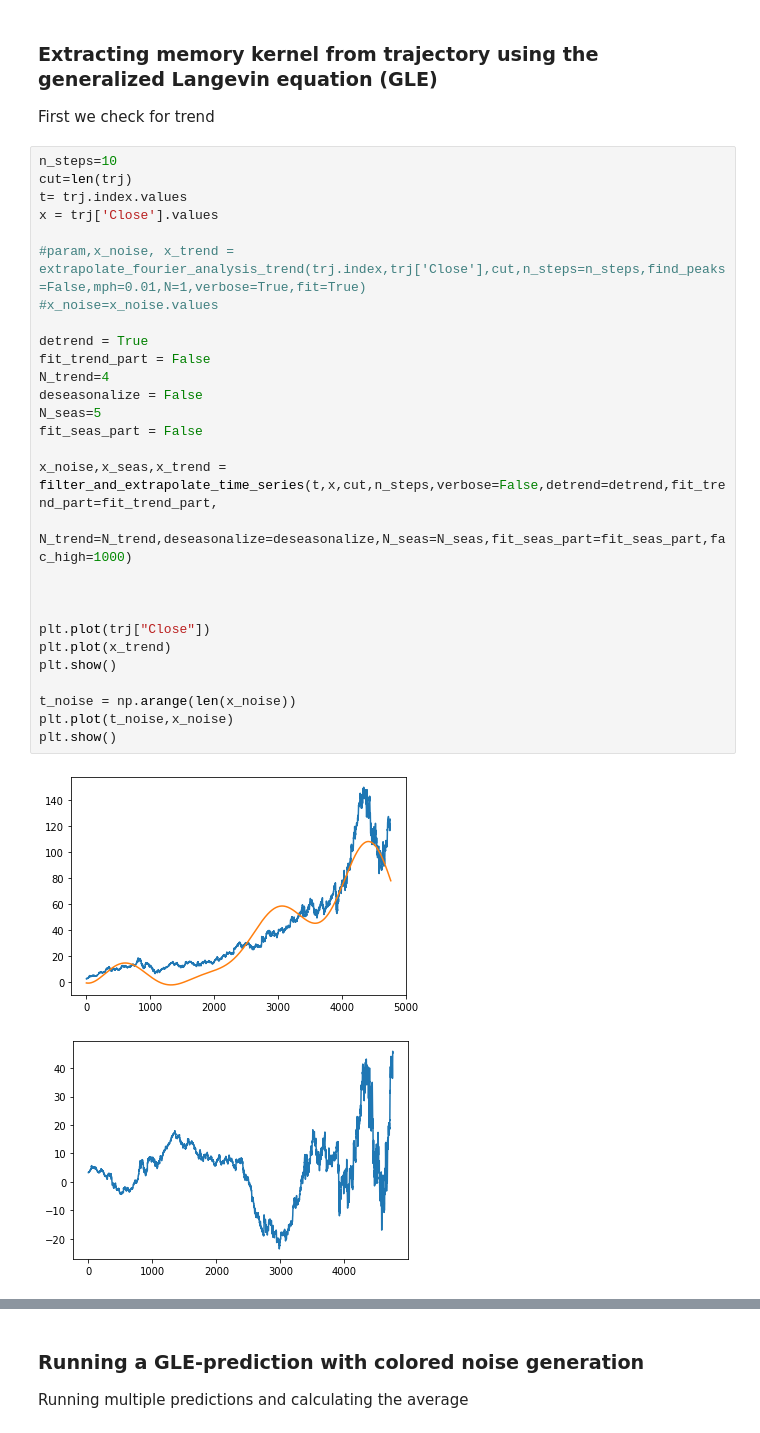
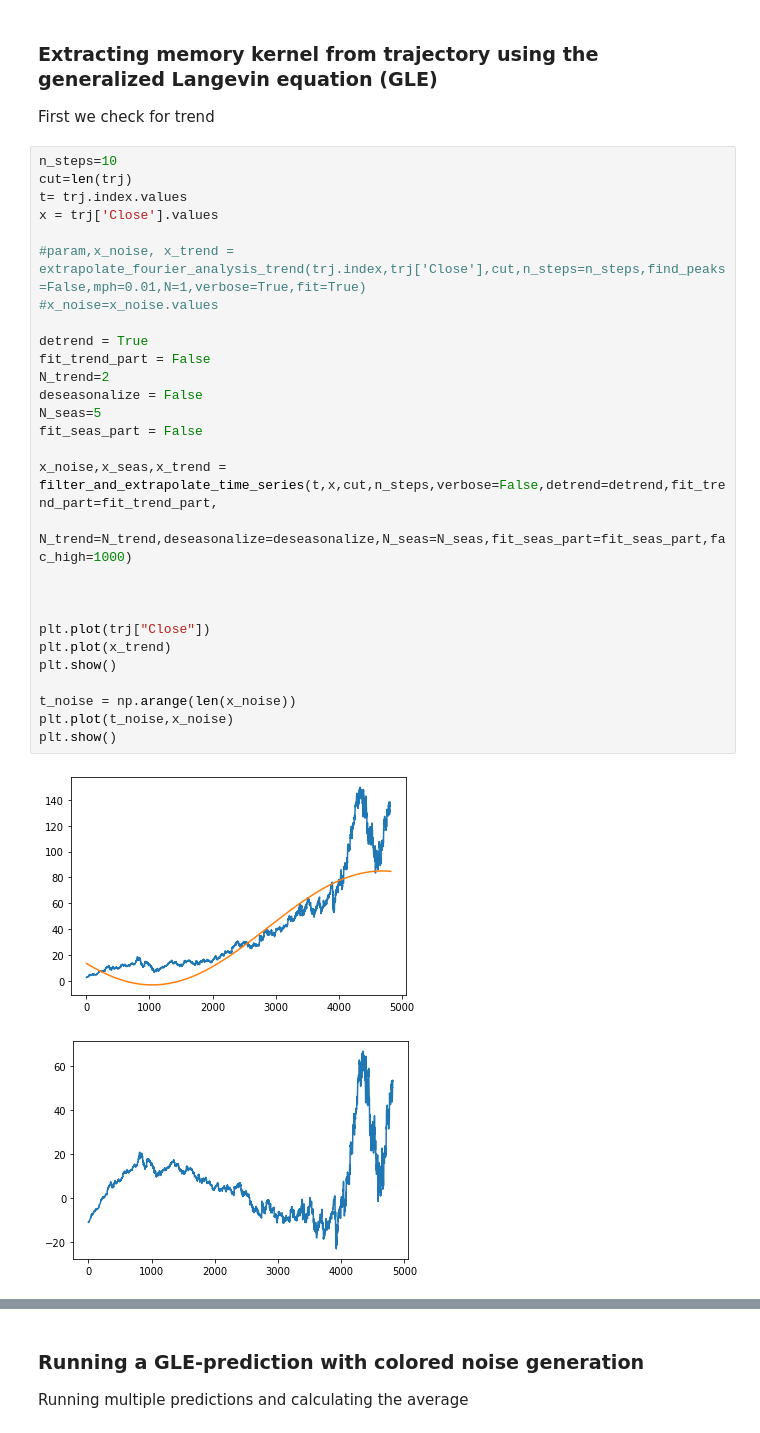
Before and after one commit to hkiefer/mempred, a Jupyter notebook: example/Example Stock Price.ipynb, the cells around one changed output, grey strips where cells are left out. Saved outputs shown, nothing was run; the diff lists cells and outputs as text.

```diff
--- a/example/Example Stock Price.ipynb
+++ b/example/Example Stock Price.ipynb
@@ -33,34 +33,34 @@ First we check for trend
 # %%
 n_steps=10
 cut=len(trj)
 t= trj.index.values
 x = trj['Close'].values
 
 #param,x_noise, x_trend = extrapolate_fourier_analysis_trend(trj.index,trj['Close'],cut,n_steps=n_steps,find_peaks=False,mph=0.01,N=1,verbose=True,fit=True)
 #x_noise=x_noise.values
 
 detrend = True
 fit_trend_part = False
-N_trend=4
+N_trend=2
 deseasonalize = False
 N_seas=5
 fit_seas_part = False
 
 x_noise,x_seas,x_trend = filter_and_extrapolate_time_series(t,x,cut,n_steps,verbose=False,detrend=detrend,fit_trend_part=fit_trend_part,
                                                                N_trend=N_trend,deseasonalize=deseasonalize,N_seas=N_seas,fit_seas_part=fit_seas_part,fac_high=1000)
 
 
 
 plt.plot(trj["Close"])
 plt.plot(x_trend)
 plt.show()
 
 t_noise = np.arange(len(x_noise))
 plt.plot(t_noise,x_noise)
 plt.show()
 # %% [output]
-[figure, old version]
+[figure, new version]
-[figure, old version]
+[figure, new version]
 # %%
 Mitterwallner = False
 
```
Also changed, not shown: parts of 2 cells of this notebook, 1 other file.
